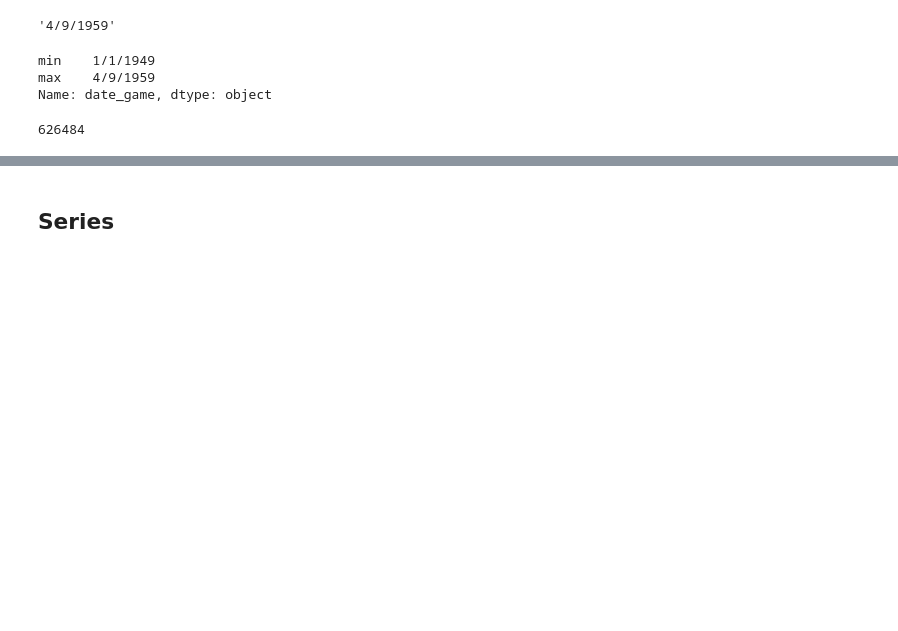
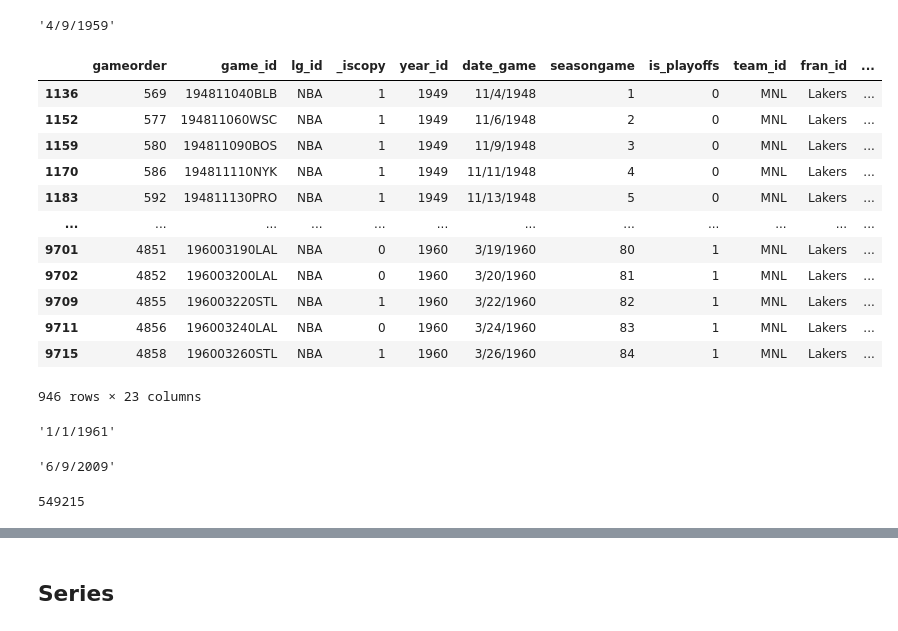
Before and after one commit to raradita/hacktiv8python, a Jupyter notebook: latihan5.ipynb, the cells around one changed output, grey strips where cells are left out. Drawn from its saved outputs; the diff is of its cells as text; code cells hidden in the pictures; blank space fills up the shorter version.

```diff
--- a/latihan5.ipynb
+++ b/latihan5.ipynb
@@ -110,13 +118,32 @@ data.loc[data["team_id"] == "MNL", "date_game"].min()
 data.loc[data["team_id"] == "MNL", "date_game"].max()
 # %% [output]
 '4/9/1959'
+# %%
+data.loc[data["team_id"] == "MNL", :]
+# %% [output]
+|  | gameorder | game_id | lg_id | _iscopy | year_id | date_game | seasongame | is_playoffs | team_id | fran_id | ... |
+| 1136 | 569 | 194811040BLB | NBA | 1 | 1949 | 11/4/1948 | 1 | 0 | MNL | Lakers | ... |
+| 1152 | 577 | 194811060WSC | NBA | 1 | 1949 | 11/6/1948 | 2 | 0 | MNL | Lakers | ... |
+| 1159 | 580 | 194811090BOS | NBA | 1 | 1949 | 11/9/1948 | 3 | 0 | MNL | Lakers | ... |
+| 1170 | 586 | 194811110NYK | NBA | 1 | 1949 | 11/11/1948 | 4 | 0 | MNL | Lakers | ... |
+| 1183 | 592 | 194811130PRO | NBA | 1 | 1949 | 11/13/1948 | 5 | 0 | MNL | Lakers | ... |
+| ... | ... | ... | ... | ... | ... | ... | ... | ... | ... | ... | ... |
+| 9701 | 4851 | 196003190LAL | NBA | 0 | 1960 | 3/19/1960 | 80 | 1 | MNL | Lakers | ... |
+| 9702 | 4852 | 196003200LAL | NBA | 0 | 1960 | 3/20/1960 | 81 | 1 | MNL | Lakers | ... |
+| 9709 | 4855 | 196003220STL | NBA | 1 | 1960 | 3/22/1960 | 82 | 1 | MNL | Lakers | ... |
+| 9711 | 4856 | 196003240LAL | NBA | 0 | 1960 | 3/24/1960 | 83 | 1 | MNL | Lakers | ... |
+| 9715 | 4858 | 196003260STL | NBA | 1 | 1960 | 3/26/1960 | 84 | 1 | MNL | Lakers | ... |
+946 rows × 23 columns
 # %%
-data.loc[data["team_id"] == "MNL", "date_game"].agg(("min","max"))
+data.loc[data["team_id"] == "LAL", "date_game"].min()
 # %% [output]
-min    1/1/1949
-max    4/9/1959
-Name: date_game, dtype: object
+'1/1/1961'
 # %%
-data.loc[data["team_id"] == "BOS", "pts"].sum()
+data.loc[data["team_id"] == "LAL", "date_game"].max()
 # %% [output]
-626484
+'6/9/2009'
+# %%
+# data.loc[data["team_id"] == "LAL", :]
+data.loc[data["team_id"] == "LAL", "pts"].sum()
+# %% [output]
+549215
```
Also changed, not shown: parts of 150 cells of this notebook, 2 other files.
